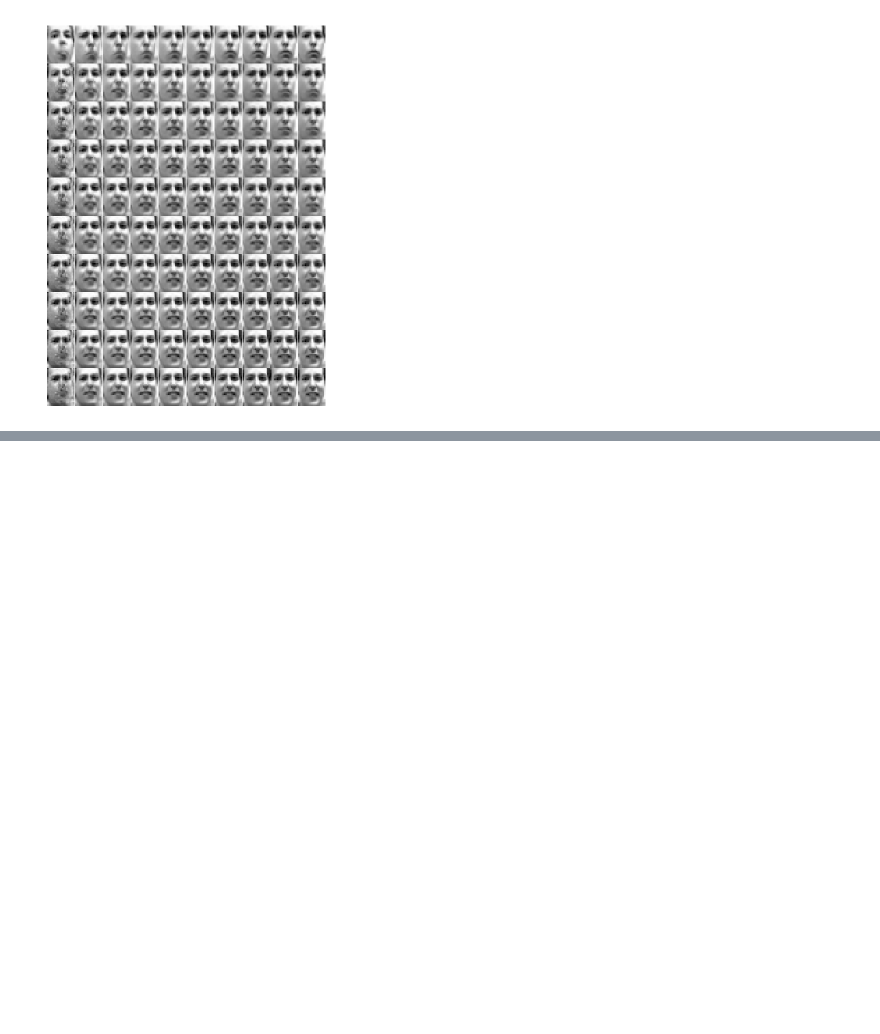
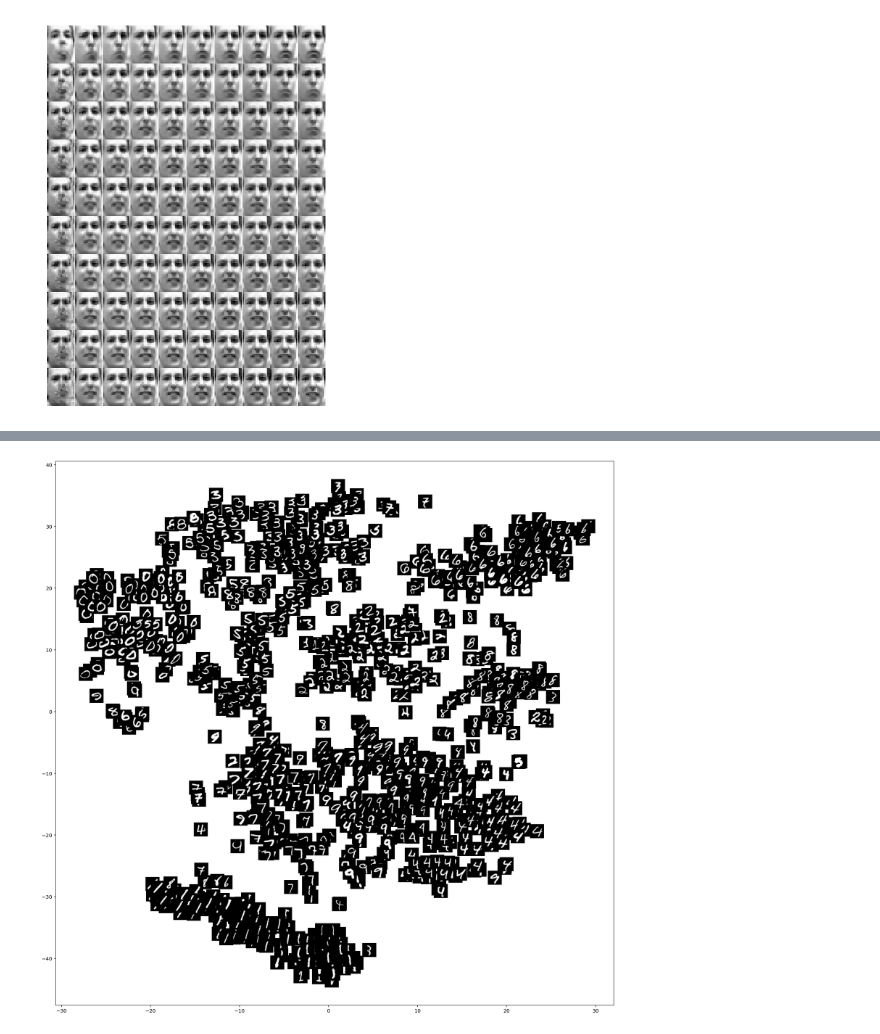
Before and after one commit to omarnmahmood/AEVB, a Jupyter notebook: VAE_Trial1.ipynb, the cells around one changed output, grey strips where cells are left out. Drawn from its saved outputs; the diff is of its cells as text; code cells hidden in the pictures; blank space fills up the shorter version.

```diff
--- a/VAE_Trial1.ipynb
+++ b/VAE_Trial1.ipynb
@@ -356,0 +498,23 @@ plt.show()
+# %%
+tsne = TSNE(n_components=2, perplexity=40.0)
+# %%
+embeddings_20D = []
+imgs = []
+
+for i, (t_data,_) in enumerate(train_data):
+    if i >= 10:
+        break
+    for data in Variable(t_data):
+        imgs.append(data.data.cpu().numpy().reshape(28,28))
+        data = data.view(784)
+        m = test.encode(data.cuda())[0]
+        embedding = m.data.cpu().numpy()
+        embeddings_20D.append(embedding)
+# %%
+embeddings_array = np.array(embeddings_20D)
+# %%
+tSNE_decomp = tsne.fit_transform(embeddings_array)
+# %%
+visualize_scatter_with_images(tSNE_decomp, imgs, 'tSNE_20D.png')
+# %% [output]
+[figure, added]
```
Also changed, not shown: parts of 16 cells of this notebook, 2 other files.
